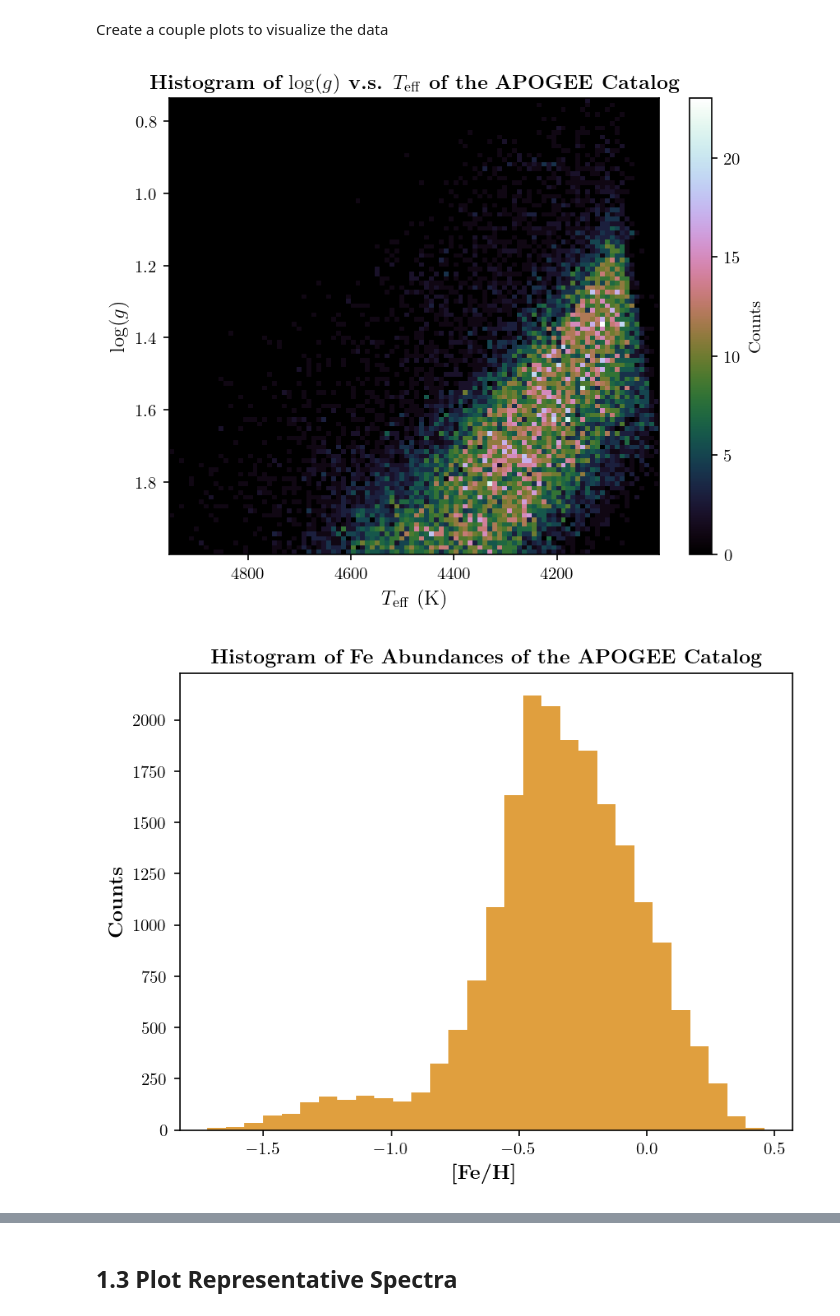
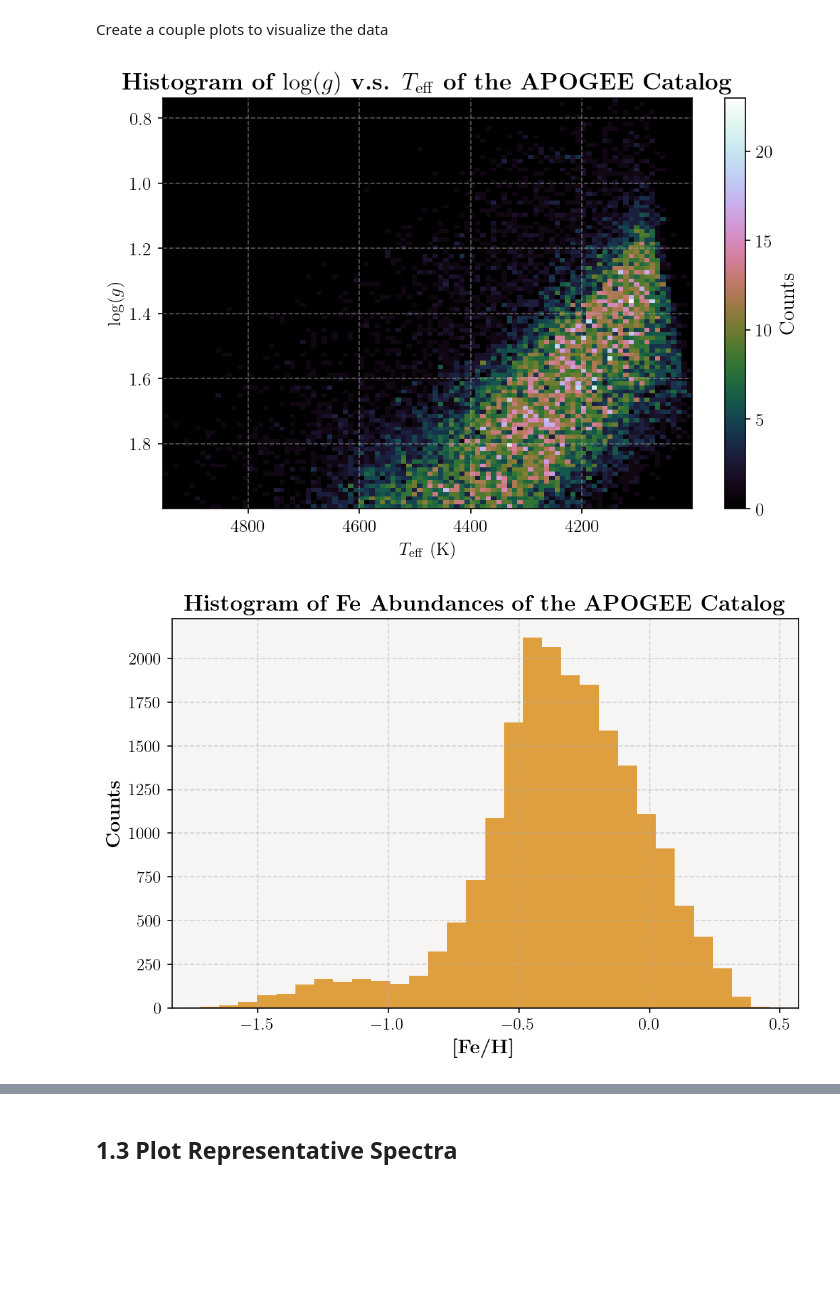
Before and after one commit to navawolfish/CTA200_2025, a Jupyter notebook: mini_project/mini_project.ipynb, the cells around one changed output, grey strips where cells are left out. Drawn from its saved outputs; the diff is of its cells as text; code cells hidden in the pictures; blank space fills up the shorter version.

Commit message:
fixed plots and small errors

```diff
--- a/mini_project/mini_project.ipynb
+++ b/mini_project/mini_project.ipynb
@@ -47,6 +50,25 @@ plt.rcParams.update({
 # %%
 cs = ["#335c67","#fff3b0","#e09f3e","#9e2a2b","#540b0e"]
 os.makedirs('figures', exist_ok= True)
+# %%
+#plt defaults
+# Set default configurations for matplotlib
+plt.rcParams.update({
+    "figure.figsize": (8, 5),  # Default figure size
+    "axes.titlesize": 16,      # Title font size
+    "axes.labelsize": 14,      # Axis label font size
+    "xtick.labelsize": 12,     # X-tick label font size
+    "ytick.labelsize": 12,     # Y-tick label font size
+    "legend.fontsize": 12,     # Legend font size
+    "lines.linewidth": 2,      # Line width
+    "grid.alpha": 0.5,         # Grid transparency
+    "grid.linestyle": "--",    # Grid line style
+    "axes.grid": True,         # Show grid
+    "axes.facecolor": "#F6F5F3", # Axes background color
+    "savefig.dpi": 300,        # Default DPI for saving figures
+    "text.usetex": True,       # Use LaTeX for text rendering
+    "font.family": "serif",    # Use serif fonts
+})
 # %% [markdown]
 This notebook documents my progress in the CTA200 Mini Project. In this analysis, I conduct preliminary analysis of the APOGEE stellar spectra.
 # %% [markdown]
@@ -85,20 +107,20 @@ ax.set_title(r'\textbf{Histogram of $\log(g)$ v.s. $T_{\mathrm{eff}}$  of the AP
 plt.savefig('figures/logg_Teff_hist.pdf')
 plt.show()
 # %% [output]
-[figure, old version]
+[figure, new version]
 # %%
 # A 1-dimensional histogram of the distribution of stars as a function of [Fe/H]
 FeH = allstars['FE_H']
 # %%
 plt.figure(dpi = 150)
 plt.hist(FeH, bins=30, color = cs[2], rasterized=True)
-plt.xlabel(r'\textbf{[Fe/H]}', fontsize = 12)
-plt.ylabel(r'\textbf{Counts}', fontsize = 12)
+plt.xlabel(r'\textbf{[Fe/H]}')
+plt.ylabel(r'\textbf{Counts}')
 plt.title(r'\textbf{Histogram of Fe Abundances of the APOGEE Catalog}')
 plt.savefig('figures/Fe_hist.pdf')
 plt.show()
 # %% [output]
-[figure, old version]
+[figure, new version]
 # %%
 # A 2-dimensional histogram of [Mg/Fe] vs. [Fe/H]
 MgFe = allstars['MG_FE']
```
Also changed, not shown: parts of 22 cells of this notebook, 13 other files.
